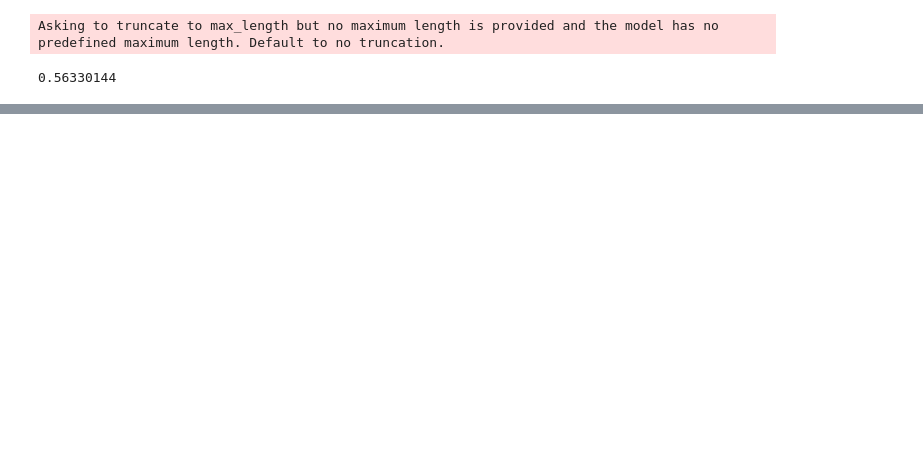
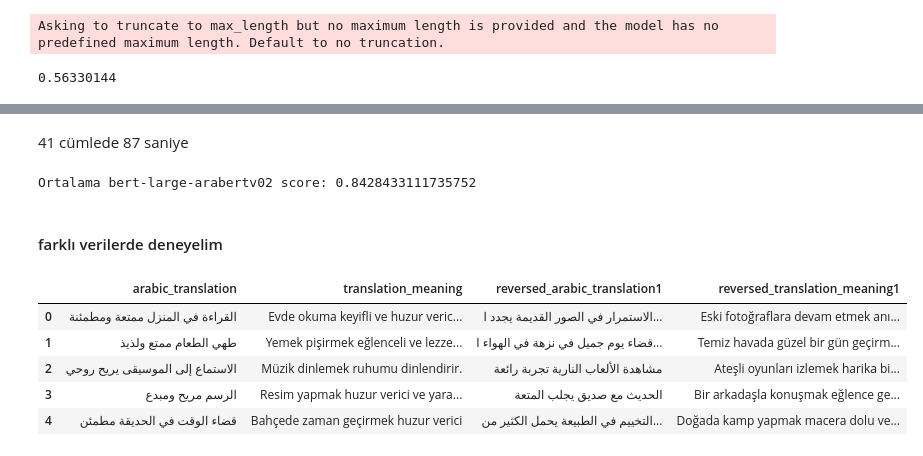
Before and after one commit to kadirculha/ArabicSimilarity, a Jupyter notebook: model_use.ipynb, the cells around one changed output, grey strips where cells are left out. Cells and saved outputs as stored; diff of their text form; code cells hidden in the pictures; blank space fills up the shorter version.

```diff
--- a/model_use.ipynb
+++ b/model_use.ipynb
@@ -90,0 +215,10 @@ Similarity Score:0.9433769583702087
+# %%
+from config import Configurator
+from arabic_transformer import SentenceTransformer
+import pandas as pd
+
+pd.set_option('display.max_colwidth', None)
+
+cfg = Configurator(json_file_path="sentences.json")
+df = pd.DataFrame(cfg.data["sentences"])
+df.head()
@@ -90,0 +275,21 @@ Similarity Score:0.9433769583702087
+# %% [markdown]
+41 cümlede 87 saniye
+# %%
+average = sum(arabert_large_v02_list) / len(arabert_large_v02_list)
+print(f"Ortalama bert-large-arabertv02 score: {average}")
+# %% [output]
+Ortalama bert-large-arabertv02 score: 0.8428433111735752
+# %% [markdown]
+#### farklı verilerde deneyelim
+# %%
+df["reversed_arabic_translation1"] = df["arabic_translation1"][::-1].values
+df["reversed_translation_meaning1"] = df["translation_meaning1"][::-1].values
+df = df[["arabic_translation","translation_meaning","reversed_arabic_translation1","reversed_translation_meaning1"]]
+df.head()
+# %% [output]
+|  | arabic_translation | translation_meaning | reversed_arabic_translation1 | reversed_translation_meaning1 |
+| 0 | القراءة في المنزل ممتعة ومطمئنة | Evde okuma keyifli ve huzur veric... | الاستمرار في الصور القديمة يجدد ا... | Eski fotoğraflara devam etmek anı... |
+| 1 | طهي الطعام ممتع ولذيذ | Yemek pişirmek eğlenceli ve lezze... | قضاء يوم جميل في نزهة في الهواء ا... | Temiz havada güzel bir gün geçirm... |
+| 2 | الاستماع إلى الموسيقى يريح روحي | Müzik dinlemek ruhumu dinlendirir. | مشاهدة الألعاب النارية تجربة رائعة | Ateşli oyunları izlemek harika bi... |
+| 3 | الرسم مريح ومبدع | Resim yapmak huzur verici ve yara... | الحديث مع صديق يجلب المتعة | Bir arkadaşla konuşmak eğlence ge... |
+| 4 | قضاء الوقت في الحديقة مطمئن | Bahçede zaman geçirmek huzur verici | التخييم في الطبيعة يحمل الكثير من... | Doğada kamp yapmak macera dolu ve... |
```
Also changed, not shown: parts of 38 cells of this notebook, 4 other files.
